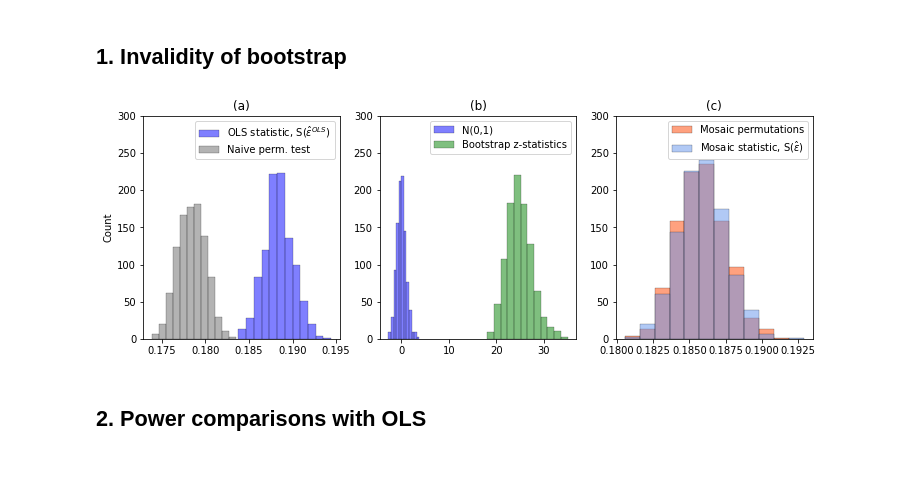
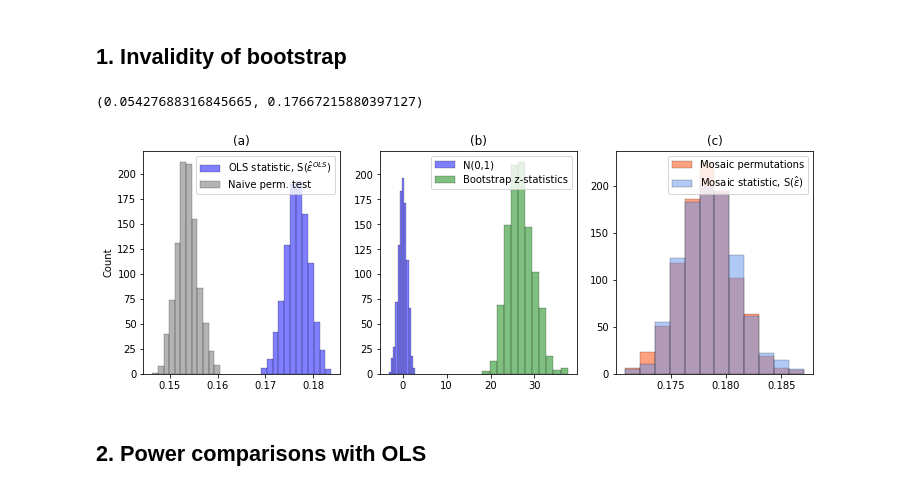
Before and after one commit to amspector100/mosaic_factor_paper, a Jupyter notebook: final_plots.ipynb, the cells around one changed output. Saved outputs shown, nothing was run; the diff lists cells and outputs as text; code cells hidden in the pictures.

```diff
--- a/final_plots.ipynb
+++ b/final_plots.ipynb
@@ -89,25 +89,13 @@ def bootstrap(Y, H, test_stat, R=100):
 ## 1. Invalidity of bootstrap
 # %%
 # Load factor exposures
-L_PATH = "data/bfre_cache/simulation_exposures.npy"
-L_PLACEHOLDER_PATH = "data/bfre_placeholder/simulation_exposures.npy"
+L_PATH = "data/bfre_cache/simulation_exposures_EGY.npy"
+L_PLACEHOLDER_PATH = "data/bfre_placeholder/simulation_exposures_EGY.npy"
 if os.path.exists(L_PATH):
     L = np.load(L_PATH)
 else:
     print("True exposures are not publicly available, using placeholder data instead.")
     L = np.load(L_PLACEHOLDER_PATH)
-p, k = L.shape
-
-# Sample Y
-n = 500
-p, k = L.shape
-X = np.random.randn(n, k)
-eps = np.random.randn(n, p)
-Y = X @ L.T + eps
-# Compute hateps
-Q, R = np.linalg.qr(L)
-H = np.eye(p) - Q @ Q.T
-hateps = Y @ H
 # %%
 # bootstrap distribution
 reps = 1000
@@ -125,11 +113,12 @@ def test_stat(x):
     return mp.statistics.mean_maxcorr_stat(x)
 
 t0 = time.time()
+# Projection matrix
+p, k = L.shape
+H = np.eye(p) - L @ np.linalg.pinv(L.T @ L) @ L.T
 for rep in tqdm(list(range(reps))):
-    #print(f"At rep={rep} at time={elapsed(t0)}.")
-    for n in [300]:
+    for n in [350]:
         # Sample Y
-        p, k = L.shape
         np.random.seed(rep)
         X = np.random.randn(n, k)
         eps = np.random.randn(n, p)
@@ -139,8 +128,10 @@ for rep in tqdm(list(range(reps))):
         # Compute p-values
         Ts.append(test_stat(hateps))
         if rep <= nboot_reps:
-            # bootstrap
-            _, _, S0s = bootstrap(Y, H, test_stat, R=bs_reps)
+            ## bootstrap
+            # these are equivalent
+            #_, _, S0s = bootstrap(Y, H, test_stat, R=bs_reps)
+            _, _, S0s = resid_bootstrap(hateps, test_stat, R=bs_reps)
             Ts_bs[rep] = S0s
             # naive perm
             _, _, S0s = naive_plugin(hateps, test_stat, R=1)
@@ -162,3 +153,6 @@ Ts = np.array(Ts)
 bs_bias = np.mean(Ts_bs, axis=1) - Ts
 Zs_bs = (Ts - bs_bias) / np.std(Ts_bs, axis=1)
 Zs_gaussian = np.random.randn(reps)
+bs_bias.mean(), Ts.mean()
+# %% [output]
+(0.05427688316845665, 0.17667215880397127)
@@ -170,38 +160,43 @@ mondbins = np.linspace(mondmin, mondmax, 13)
 fig, axes = plt.subplots(1, 3, figsize=(12, 4.1))
 olslab = 'OLS statistic, S($\hat\epsilon^{OLS}$)'
 
+# Bins for plotting
+mondmin = min(Ts_mosaic.min(), Ts_mosaic_null.min())
+mondmax = max(Ts_mosaic.max(), Ts_mosaic_null.max())
+mondbins = np.linspace(mondmin, mondmax, 13)
+
 for axnum, color, stats, label in zip(
     [1, 1, 0, 0, 2, 2],
-    ['blue', 'green', 'blue', 'dimgrey', 'orangered', 'cornflowerblue'],
+    ['blue', 'green', 'blue', 'dimgray', 'orangered', 'cornflowerblue'],
     [Zs_gaussian, Zs_bs, Ts, Ts_naive, Ts_mosaic_null, Ts_mosaic],
     [
         "N(0,1)", 'Bootstrap z-statistics', olslab, 'Naive perm. test',
         'Mosaic permutations', r'Mosaic statistic, S($\hat\epsilon$)'
     ],
 ):
     ax = axes[axnum]
     sns.histplot(
         stats,
         color=color,
         alpha=0.5,
         ax=ax,
         label=label,
         linewidth=0.2,
         bins=mondbins if 'Mosaic' in label else 12,
     )
     if axnum != 0:
         axes[axnum].set(ylabel='')
-    axes[axnum].set_ylim(0, 300)
+    #axes[axnum].set_ylim(0, 315)
 
 for axchar, ax in zip(['a', 'b', 'c'], axes):
     ax.set(title=f"({axchar})")
 for ax in axes:
     ax.legend()
 
 plt.savefig("plots/naive_methods.png", dpi=500, bbox_inches='tight')
 plt.show()
 # %% [output]
-[figure, old version]
+[figure, new version]
 # %% [markdown]
 ## 2. Power comparisons with OLS
 # %%
```
Also changed, not shown: parts of 6 cells of this notebook, 7 other files.
